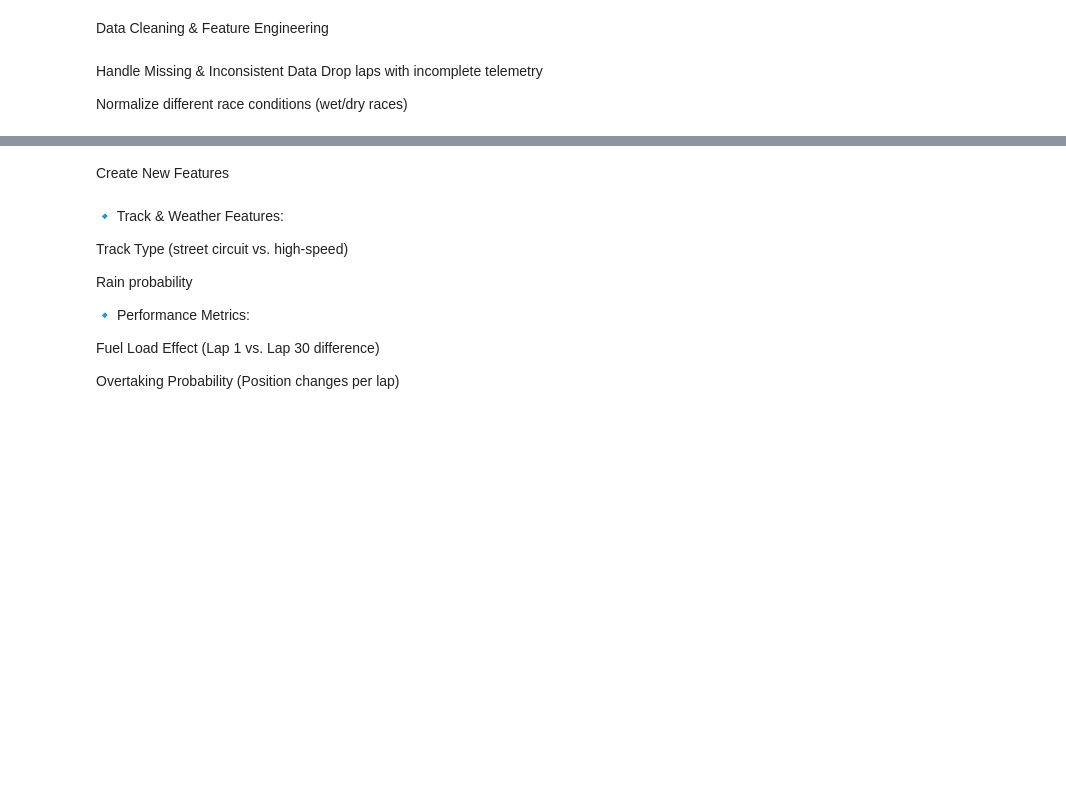
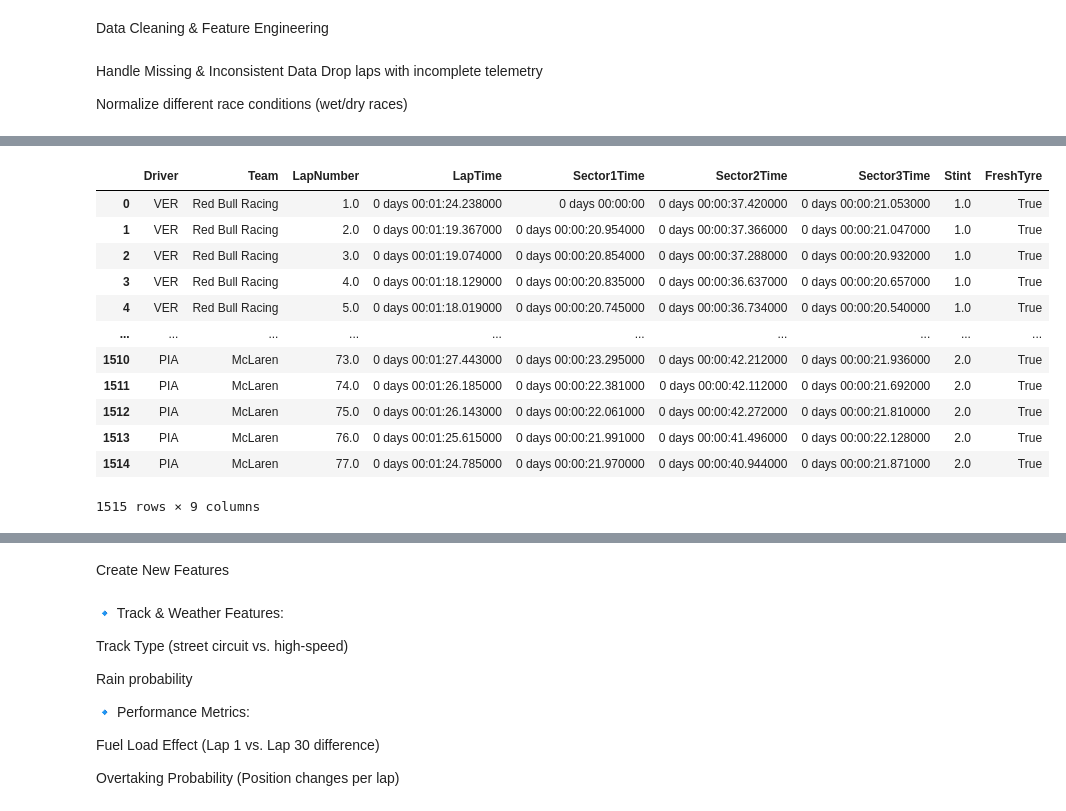
Before and after one commit to pranavvats32/F1-RaceWinner-Prediction-using-ML, a Jupyter notebook: f1.ipynb, the cells around one changed output, grey strips where cells are left out. Saved outputs shown, nothing was run; the diff lists cells and outputs as text; code cells hidden in the pictures; blank space fills up the shorter version.

```diff
--- a/f1.ipynb
+++ b/f1.ipynb
@@ -50,7 +50,7 @@ session = fastf1.get_session(2023, 'Monaco', 'R')  # Load Monaco GP Race
 session.load()
 
 # Extract laps data as a DataFrame
-df = session.laps
+df1 = session.laps
 # %% [output]
 c:\Users\prana\Anaconda3\lib\site-packages\numpy\.libs\libopenblas.WCDJNK7YVMPZQ2ME2ZZHJJRJ3JIKNDB7.gfortran-win_amd64.dll
 c:\Users\prana\Anaconda3\lib\site-packages\numpy\.libs\libopenblas64__v0.3.21-gcc_10_3_0.dll
@@ -93,7 +93,7 @@ Stint → Number of tire stints
 FreshTyre → If the driver used fresh tires
 # %%
 
-df_selected = df[["Driver",
+df1_selected = df1[["Driver",
                    "Team",
                    "LapNumber",
                    "LapTime",
@@ -104,7 +104,7 @@ df_selected = df[["Driver",
                    "FreshTyre"]]
 
 # Display first 5 rows
-print(df_selected.head())
+print(df1_selected.head())
 # %% [output]
   Driver             Team  LapNumber                LapTime  \
 0    VER  Red Bull Racing        1.0 0 days 00:01:24.238000
@@ -207,0 +259,18 @@ Normalize different race conditions (wet/dry races)
+# %%
+df1_filled = df1_selected.fillna(pd.NaT)
+# %%
+df1_filled
+# %% [output]
+|  | Driver | Team | LapNumber | LapTime | Sector1Time | Sector2Time | Sector3Time | Stint | FreshTyre |
+| 0 | VER | Red Bull Racing | 1.0 | 0 days 00:01:24.238000 | 0 days 00:00:00 | 0 days 00:00:37.420000 | 0 days 00:00:21.053000 | 1.0 | True |
+| 1 | VER | Red Bull Racing | 2.0 | 0 days 00:01:19.367000 | 0 days 00:00:20.954000 | 0 days 00:00:37.366000 | 0 days 00:00:21.047000 | 1.0 | True |
+| 2 | VER | Red Bull Racing | 3.0 | 0 days 00:01:19.074000 | 0 days 00:00:20.854000 | 0 days 00:00:37.288000 | 0 days 00:00:20.932000 | 1.0 | True |
+| 3 | VER | Red Bull Racing | 4.0 | 0 days 00:01:18.129000 | 0 days 00:00:20.835000 | 0 days 00:00:36.637000 | 0 days 00:00:20.657000 | 1.0 | True |
+| 4 | VER | Red Bull Racing | 5.0 | 0 days 00:01:18.019000 | 0 days 00:00:20.745000 | 0 days 00:00:36.734000 | 0 days 00:00:20.540000 | 1.0 | True |
+| ... | ... | ... | ... | ... | ... | ... | ... | ... | ... |
+| 1510 | PIA | McLaren | 73.0 | 0 days 00:01:27.443000 | 0 days 00:00:23.295000 | 0 days 00:00:42.212000 | 0 days 00:00:21.936000 | 2.0 | True |
+| 1511 | PIA | McLaren | 74.0 | 0 days 00:01:26.185000 | 0 days 00:00:22.381000 | 0 days 00:00:42.112000 | 0 days 00:00:21.692000 | 2.0 | True |
+| 1512 | PIA | McLaren | 75.0 | 0 days 00:01:26.143000 | 0 days 00:00:22.061000 | 0 days 00:00:42.272000 | 0 days 00:00:21.810000 | 2.0 | True |
+| 1513 | PIA | McLaren | 76.0 | 0 days 00:01:25.615000 | 0 days 00:00:21.991000 | 0 days 00:00:41.496000 | 0 days 00:00:22.128000 | 2.0 | True |
+| 1514 | PIA | McLaren | 77.0 | 0 days 00:01:24.785000 | 0 days 00:00:21.970000 | 0 days 00:00:40.944000 | 0 days 00:00:21.871000 | 2.0 | True |
+1515 rows × 9 columns
```
Also changed, not shown: parts of 8 cells of this notebook.
